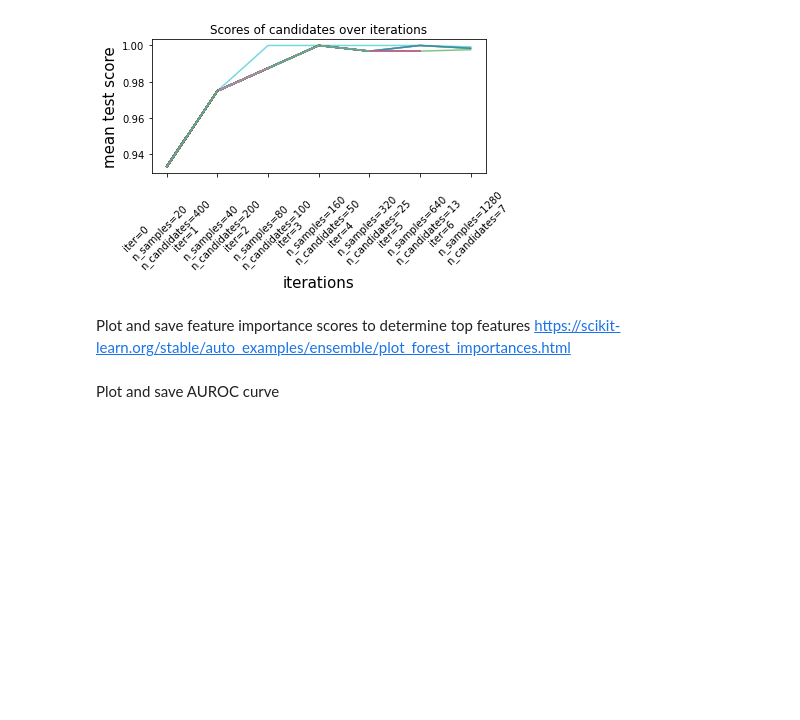
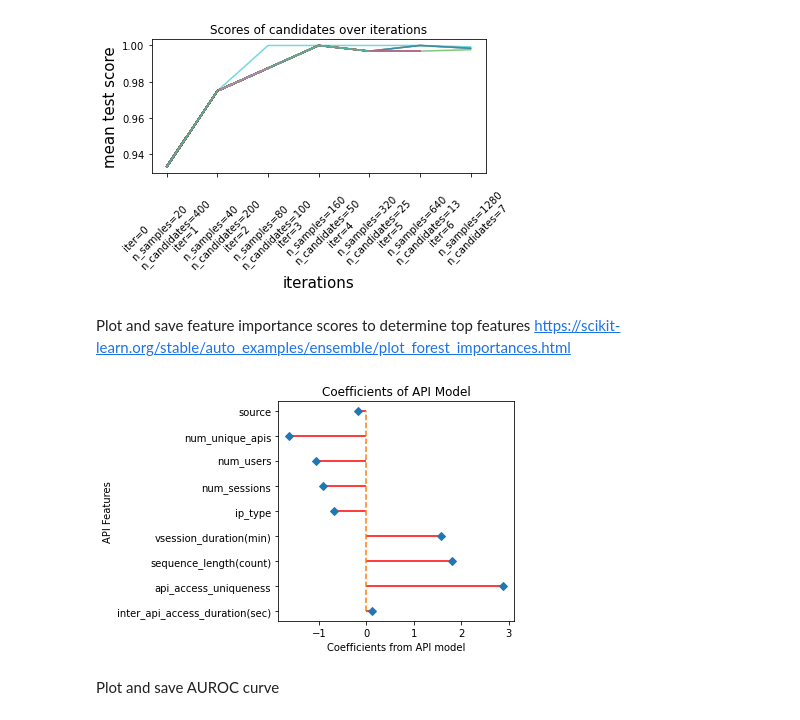
Before and after one commit to rlewinter/DS4400_Project, a Jupyter notebook: LinearSVC_SGD.ipynb, the cells around one changed output. Drawn from its saved outputs; the diff is of its cells as text; code cells hidden in the pictures; blank space fills up the shorter version.

Commit message:
importance plot

```diff
--- a/LinearSVC_SGD.ipynb
+++ b/LinearSVC_SGD.ipynb
@@ -111,7 +111,27 @@ plt.show()
 # %% [markdown]
 Plot and save feature importance scores to determine top features https://scikit-learn.org/stable/auto_examples/ensemble/plot_forest_importances.html
 # %%
-#TODO
+coef = clf.coef_
+coef = coef[0,:]
+features = x_trn.columns
+arg_rank = np.argsort(-np.abs(coef))
+
+
+arg_rank
+
+used_features = 9#len(features)
+
+# Plot coefficient chart
+plt.hlines( np.arange(used_features),0,coef, color='red')
+plt.plot(coef, np.arange(used_features), 'D')
+plt.plot([0, 0], [np.arange(used_features).min(), np.arange(used_features).max()], '--')
+plt.title("Coefficients of API Model")
+plt.ylabel("API Features")
+plt.xlabel("Coefficients from API model")
+plt.yticks(np.arange(used_features),features)
+plt.tight_layout()
+# %% [output]
+[figure, added]
 # %% [markdown]
 Plot and save AUROC curve
 # %%
```
Also changed, not shown: 2 other files.
